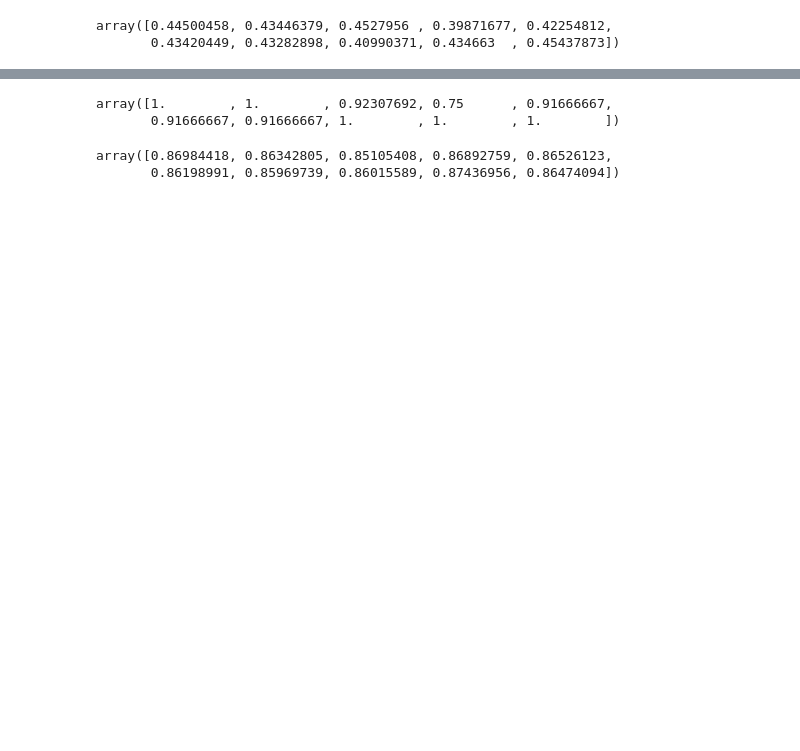
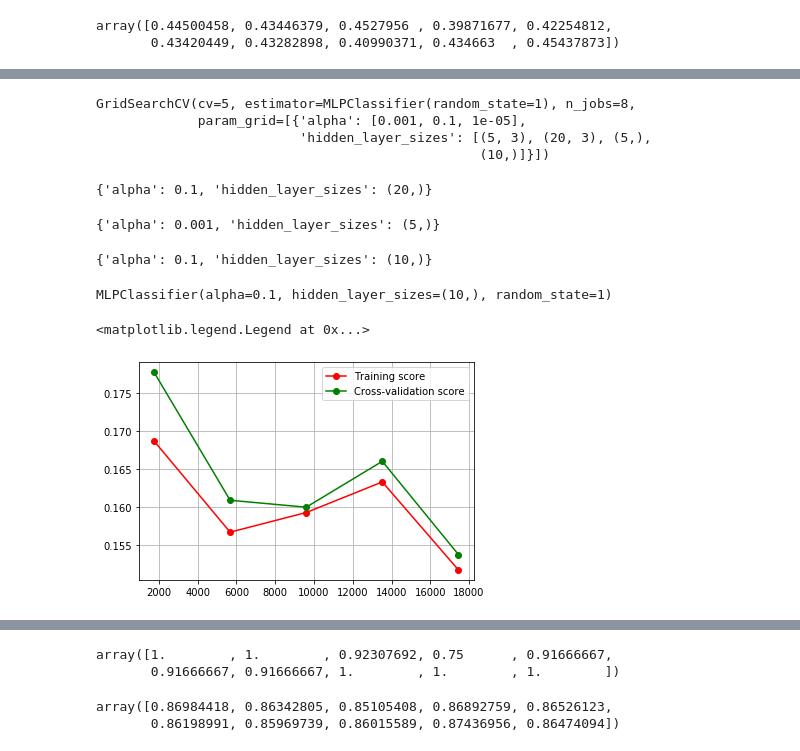
Before and after one commit to neojohny/ml_7641, a Jupyter notebook: homework1/homework1.ipynb, the cells around one changed output, grey strips where cells are left out. Saved outputs shown, nothing was run; the diff lists cells and outputs as text; code cells hidden in the pictures; blank space fills up the shorter version.

```diff
--- a/homework1/homework1.ipynb
+++ b/homework1/homework1.ipynb
@@ -817,0 +1047,10 @@ X_test = scaler.transform(X_test)  # doctest: +SKIP
+# %%
+param_grid = [
+  {'alpha': [0.1,10,100], 'solver': ['adam','lbfgs'],'hidden_layer_sizes':[(5,),(20,),(50,)]}
+]
+# %%
+from sklearn.model_selection import GridSearchCV
+
+mlp = MLPClassifier( random_state=1)
+search = GridSearchCV(mlp, param_grid, cv=5)
+search.fit(X_train,y_train)
@@ -817,0 +1079,69 @@ X_test = scaler.transform(X_test)  # doctest: +SKIP
+# %%
+from sklearn.model_selection import GridSearchCV
+param_grid = [
+  {'alpha': [0.001,0.1,0.00001], 'hidden_layer_sizes':[(5,3),(20,3),(5,),(10,)]}
+]
+mlp = MLPClassifier(random_state=1)
+search = GridSearchCV(mlp, param_grid, cv=5,n_jobs=8)
+search.fit(X_train_norm,y_train)
+# %% [output]
+GridSearchCV(cv=5, estimator=MLPClassifier(random_state=1), n_jobs=8,
+             param_grid=[{'alpha': [0.001, 0.1, 1e-05],
+                          'hidden_layer_sizes': [(5, 3), (20, 3), (5,),
+                                                 (10,)]}])
+# %%
+search.best_params_
+# %% [output]
+{'alpha': 0.1, 'hidden_layer_sizes': (20,)}
+# %%
+search.best_params_
+# %% [output]
+{'alpha': 0.001, 'hidden_layer_sizes': (5,)}
+# %%
+search.best_params_
+# %% [output]
+{'alpha': 0.1, 'hidden_layer_sizes': (10,)}
+# %%
+search.best_estimator_
+# %% [output]
+MLPClassifier(alpha=0.1, hidden_layer_sizes=(10,), random_state=1)
+# %%
+from sklearn.model_selection import learning_curve
+
+from sklearn.model_selection import ShuffleSplit
+
+
+cv = ShuffleSplit(n_splits=5, test_size=0.2, random_state=0)
+
+#estimator = KNeighborsClassifier(n_neighbors=10)
+estimator = MLPClassifier(solver='adam', alpha=0.1,
+                    hidden_layer_sizes=(20,), random_state=1)
+
+train_sizes, train_scores, test_scores= \
+        learning_curve(estimator, X_train, y_train,
+                       cv=cv,
+                       #return_times=True
+                      )
+
+train_scores_mean = np.mean(train_scores, axis=1)
+train_scores_std = np.std(train_scores, axis=1)
+test_scores_mean = np.mean(test_scores, axis=1)
+test_scores_std = np.std(test_scores, axis=1)
+
+
+# Plot learning curve
+plt.grid()
+# plt.fill_between(train_sizes, train_scores_mean - train_scores_std,
+#                      train_scores_mean + train_scores_std, alpha=0.1,
+#                      color="r")
+# plt.fill_between(train_sizes, test_scores_mean - test_scores_std,
+#                      test_scores_mean + test_scores_std, alpha=0.1,
+#                      color="g")
+plt.plot(train_sizes, 1-train_scores_mean, 'o-', color="r",
+             label="Training score")
+plt.plot(train_sizes, 1-test_scores_mean, 'o-', color="g",
+             label="Cross-validation score")
+plt.legend(loc="best")
+# %% [output]
+<matplotlib.legend.Legend at 0x...>
+[figure, added]
```
Also changed, not shown: parts of 58 cells of this notebook.
